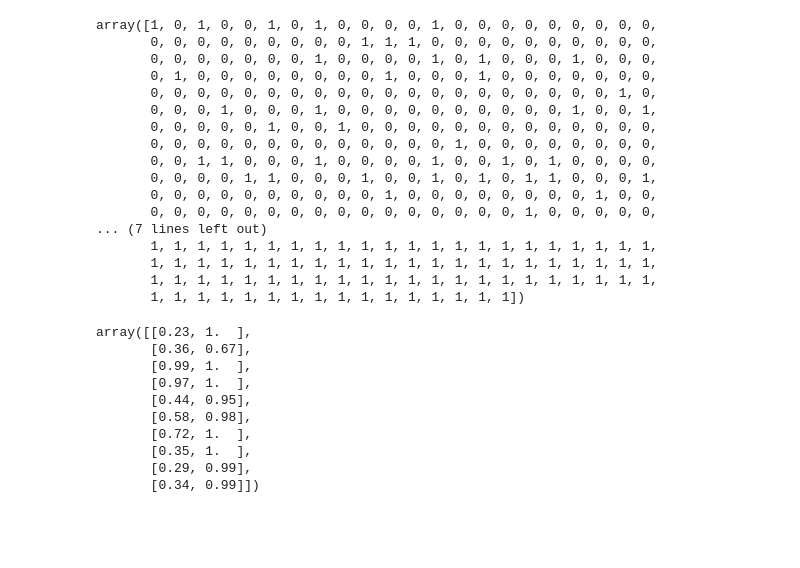
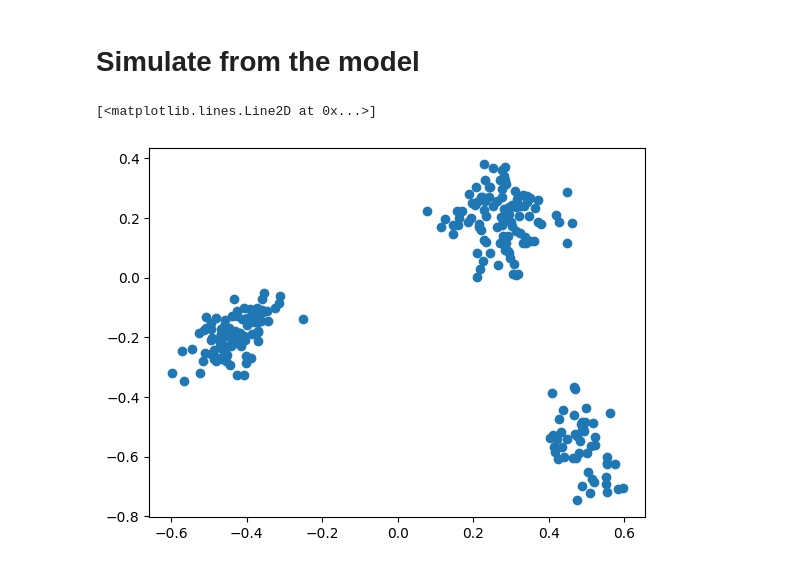
Before and after one commit to joshcorneck/HMPSBM, a Jupyter notebook: code_testing.ipynb, the cells around one changed output. Cells and saved outputs as stored; diff of their text form; code cells hidden in the pictures; blank space fills up the shorter version.

```diff
--- a/code_testing.ipynb
+++ b/code_testing.ipynb
@@ -122,33 +0,0 @@ np.random.normal(
-# %%
-MS.glob_groups
-# %% [output]
-array([1, 0, 1, 0, 0, 1, 0, 1, 0, 0, 0, 0, 1, 0, 0, 0, 0, 0, 0, 0, 0, 0,
-       0, 0, 0, 0, 0, 0, 0, 0, 0, 1, 1, 1, 0, 0, 0, 0, 0, 0, 0, 0, 0, 0,
-       0, 0, 0, 0, 0, 0, 0, 1, 0, 0, 0, 0, 1, 0, 1, 0, 0, 0, 1, 0, 0, 0,
-       0, 1, 0, 0, 0, 0, 0, 0, 0, 0, 1, 0, 0, 0, 1, 0, 0, 0, 0, 0, 0, 0,
-       0, 0, 0, 0, 0, 0, 0, 0, 0, 0, 0, 0, 0, 0, 0, 0, 0, 0, 0, 0, 1, 0,
-       0, 0, 0, 1, 0, 0, 0, 1, 0, 0, 0, 0, 0, 0, 0, 0, 0, 0, 1, 0, 0, 1,
-       0, 0, 0, 0, 0, 1, 0, 0, 1, 0, 0, 0, 0, 0, 0, 0, 0, 0, 0, 0, 0, 0,
-       0, 0, 0, 0, 0, 0, 0, 0, 0, 0, 0, 0, 0, 1, 0, 0, 0, 0, 0, 0, 0, 0,
-       0, 0, 1, 1, 0, 0, 0, 1, 0, 0, 0, 0, 1, 0, 0, 1, 0, 1, 0, 0, 0, 0,
-       0, 0, 0, 0, 1, 1, 0, 0, 0, 1, 0, 0, 1, 0, 1, 0, 1, 1, 0, 0, 0, 1,
-       0, 0, 0, 0, 0, 0, 0, 0, 0, 0, 1, 0, 0, 0, 0, 0, 0, 0, 0, 1, 0, 0,
-       0, 0, 0, 0, 0, 0, 0, 0, 0, 0, 0, 0, 0, 0, 0, 0, 1, 0, 0, 0, 0, 0,
-... (7 lines left out)
-       1, 1, 1, 1, 1, 1, 1, 1, 1, 1, 1, 1, 1, 1, 1, 1, 1, 1, 1, 1, 1, 1,
-       1, 1, 1, 1, 1, 1, 1, 1, 1, 1, 1, 1, 1, 1, 1, 1, 1, 1, 1, 1, 1, 1,
-       1, 1, 1, 1, 1, 1, 1, 1, 1, 1, 1, 1, 1, 1, 1, 1, 1, 1, 1, 1, 1, 1,
-       1, 1, 1, 1, 1, 1, 1, 1, 1, 1, 1, 1, 1, 1, 1, 1])
-# %%
-norm.cdf(MS.delta[:10]).round(2)
-# %% [output]
-array([[0.23, 1.  ],
-       [0.36, 0.67],
-       [0.99, 1.  ],
-       [0.97, 1.  ],
-       [0.44, 0.95],
-       [0.58, 0.98],
-       [0.72, 1.  ],
-       [0.35, 1.  ],
-       [0.29, 0.99],
-       [0.34, 0.99]])
@@ -154,0 +12,2 @@ array([[0.23, 1.  ],
+# %% [markdown]
+# Simulate from the model
@@ -154,0 +108,17 @@ array([[0.23, 1.  ],
+# %%
+from scipy.linalg import svd
+
+k_max=3
+A_l = MS.adjacency_tensor[0,:,:].copy()
+U, Sigma, Vt = svd(A_l)
+# Left and right eigenvectors
+left_evecs = U[:,:k_max]; right_evecs = Vt.T[:,:k_max]
+#Compute the embeddings
+Sigma_half = np.sqrt(Sigma)
+X = left_evecs @ np.diag(Sigma_half[:k_max])
+X_prime = right_evecs @ np.diag(Sigma_half[:k_max])
+
+plt.plot(X[:,1], X[:,2], 'o')
+# %% [output]
+[<matplotlib.lines.Line2D at 0x...>]
+[figure, added]
```
Also changed, not shown: parts of 37 cells of this notebook, 8 other files.
